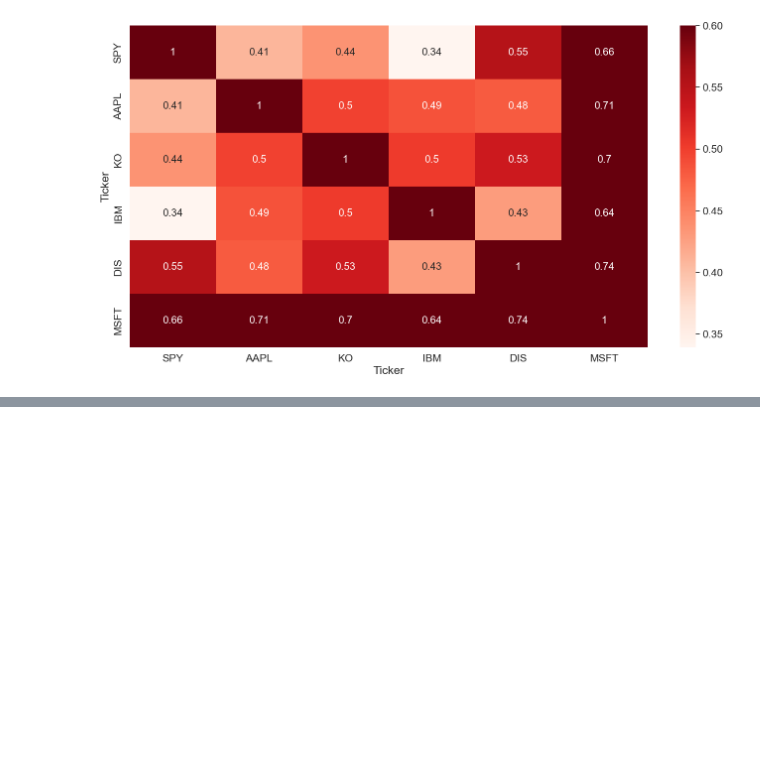
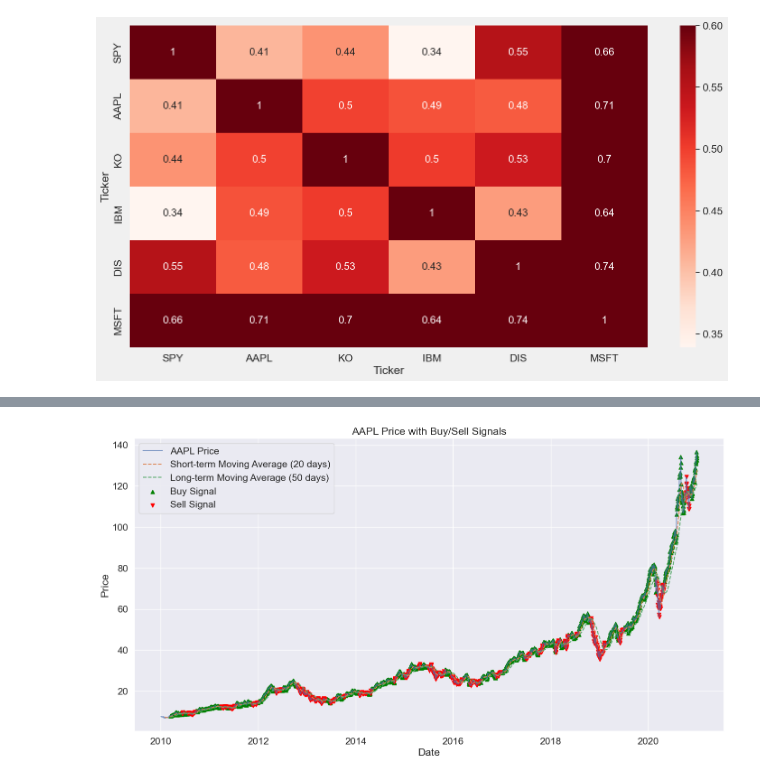
Before and after one commit to jiya-makhija/AlgorithmicTrading, a Jupyter notebook: algorithmic_trading_strategy_project.ipynb, the cells around one changed output, grey strips where cells are left out. Saved outputs shown, nothing was run; the diff lists cells and outputs as text; code cells hidden in the pictures; blank space fills up the shorter version.

```diff
--- a/algorithmic_trading_strategy_project.ipynb
+++ b/algorithmic_trading_strategy_project.ipynb
@@ -733,0 +790,4 @@ sns.heatmap(ret.corr(), cmap = "Reds", annot = True, annot_kws={"size": 15}, vma
+# %%
+aapl['signal'] = 0
+aapl.loc[aapl['short_ma'] > aapl['long_ma'], 'signal'] = 1  # Buy
+aapl.loc[aapl['short_ma'] <= aapl['long_ma'], 'signal'] = -1  # Sell
@@ -733,0 +811,23 @@ sns.heatmap(ret.corr(), cmap = "Reds", annot = True, annot_kws={"size": 15}, vma
+# %%
+# Plot the stock price and moving averages
+plt.figure(figsize=(15, 8))
+plt.plot(aapl.index, aapl['AAPL'], label='AAPL Price', alpha=0.7)
+plt.plot(aapl.index, aapl['short_ma'], label='Short-term Moving Average (20 days)', linestyle='--')
+plt.plot(aapl.index, aapl['long_ma'], label='Long-term Moving Average (50 days)', linestyle='--')
+
+
+plt.scatter(aapl.loc[aapl['signal'] == 1].index,
+            aapl.loc[aapl['signal'] == 1, 'AAPL'],
+            label='Buy Signal', marker='^', color='green', alpha=1)
+
+plt.scatter(aapl.loc[aapl['signal'] == -1].index,
+            aapl.loc[aapl['signal'] == -1, 'AAPL'],
+            label='Sell Signal', marker='v', color='red', alpha=1)
+
+plt.title('AAPL Price with Buy/Sell Signals')
+plt.xlabel('Date')
+plt.ylabel('Price')
+plt.legend()
+plt.show()
+# %% [output]
+[figure, added]
```
Also changed, not shown: parts of 26 cells of this notebook.
